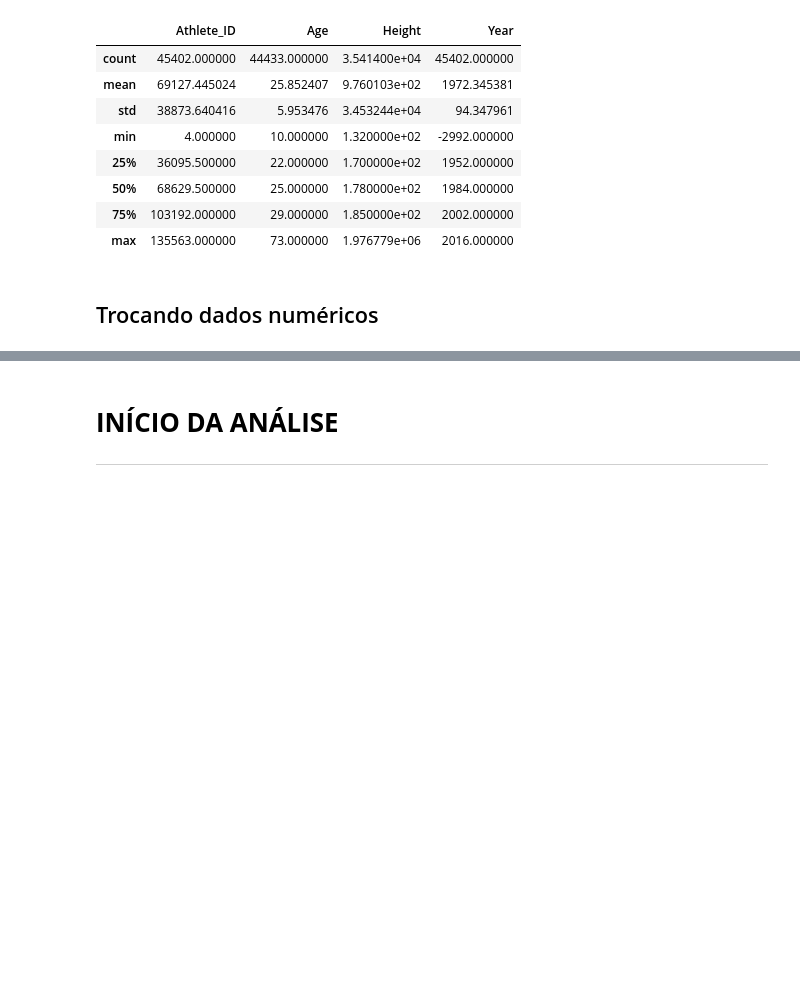
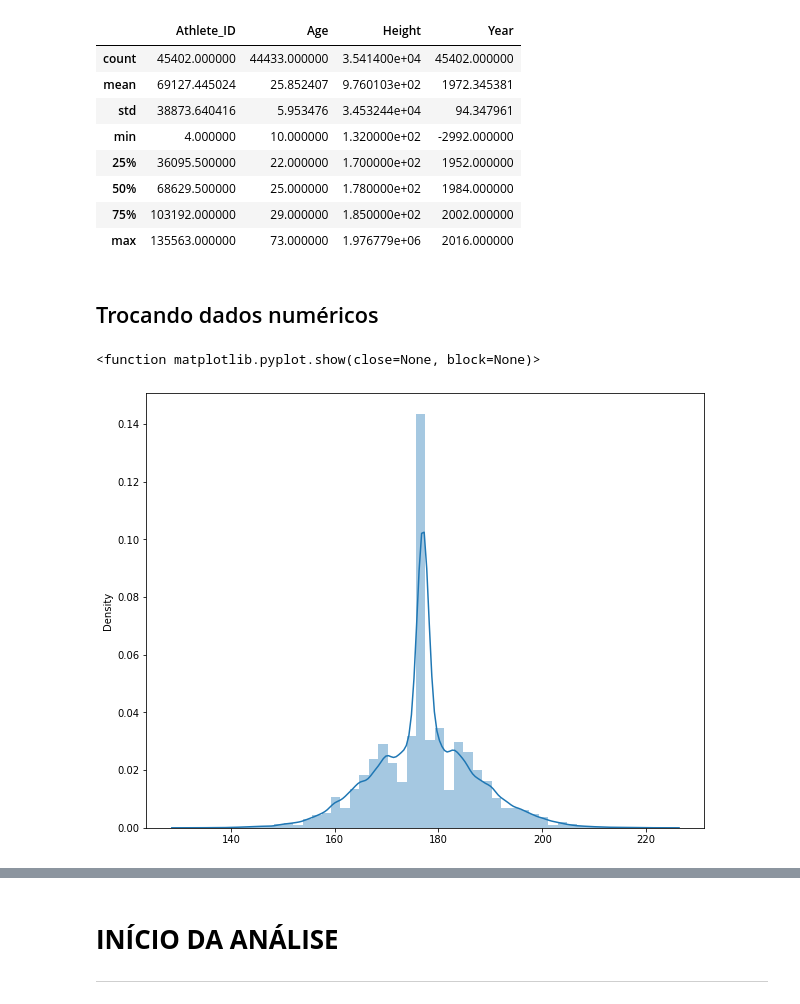
Before and after one commit to ISCamareli/Projetinho-1-Analise-de-Dados, a Jupyter notebook: projetinho1.ipynb, the cells around one changed output, grey strips where cells are left out. Drawn from its saved outputs; the diff is of its cells as text; code cells hidden in the pictures; blank space fills up the shorter version.

```diff
--- a/projetinho1.ipynb
+++ b/projetinho1.ipynb
@@ -191,9 +187,13 @@ df.fillna(value = {"Height": df["Height"].mean()}, inplace = True)
 
 df["Height"] = df["Height"].astype("int64")
 # %%
-# plt.figure(figsize=(10,8))
-# sns.distplot(x=df["Height"].dropna())
-# plt.show
+# Conferindo limpeza
+plt.figure(figsize=(10,8))
+sns.distplot(x=df["Height"].dropna())
+plt.show
+# %% [output]
+<function matplotlib.pyplot.show(close=None, block=None)>
+[figure, added]
 # %%
 # pd.Series(df.Year.unique()) #  corrigindo valores errados
 df = df[df["Year"] > 1896]
```
Also changed, not shown: parts of 9 cells of this notebook.
